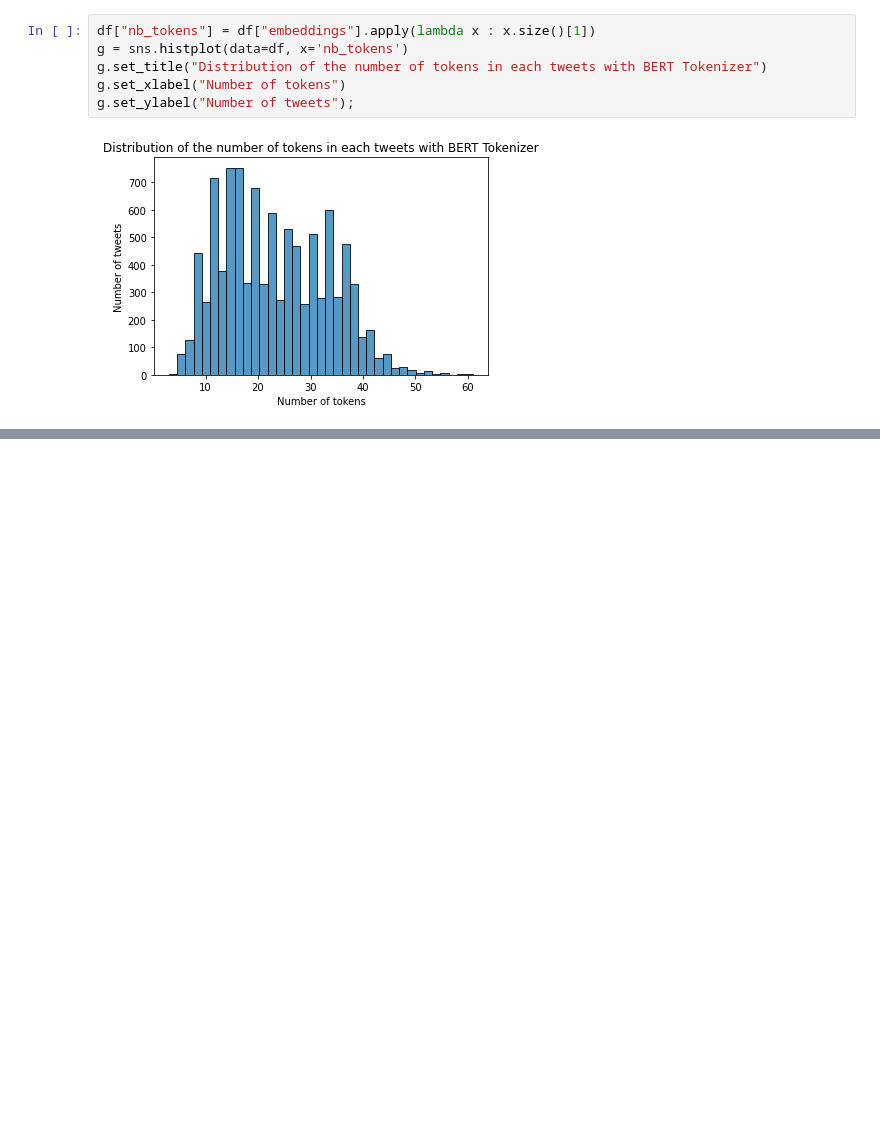
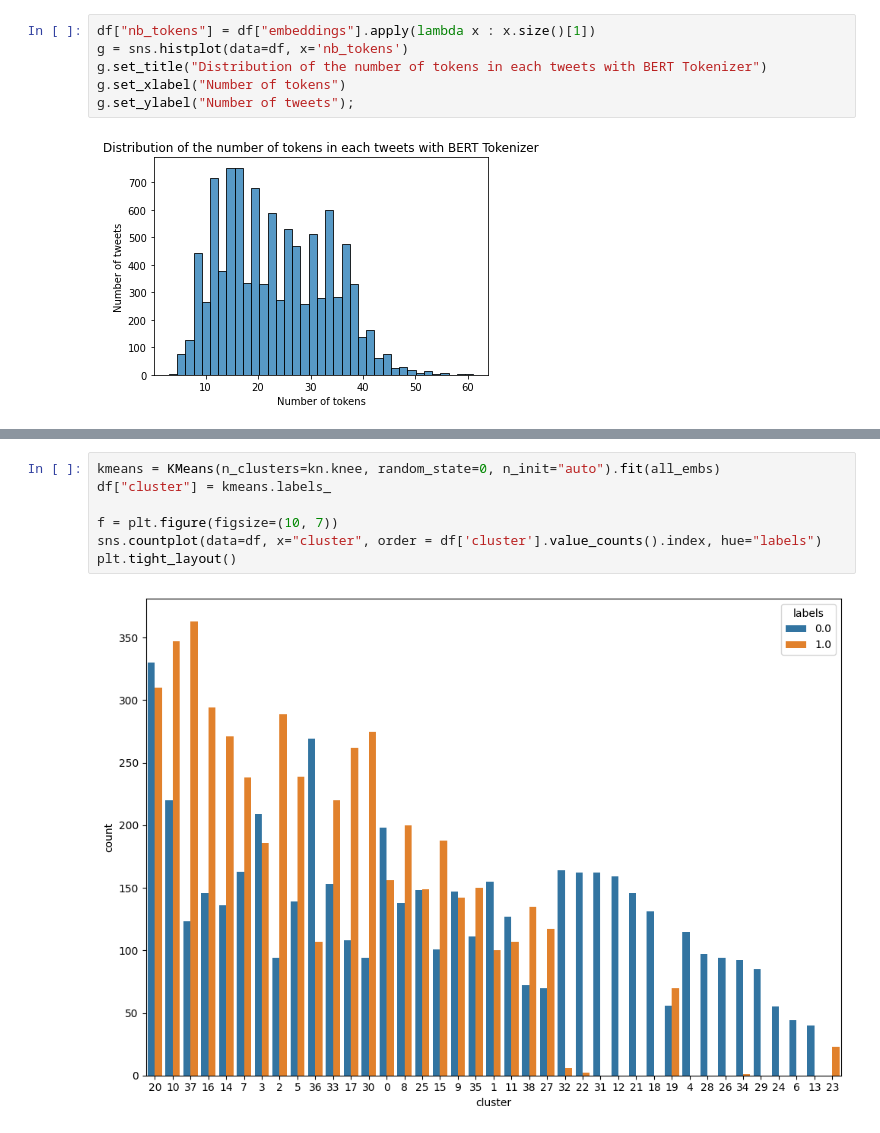
Before and after one commit to magantoine/EfficientActiveLearning, a Jupyter notebook: eda.ipynb, the cells around one changed output, grey strips where cells are left out. Saved outputs shown, nothing was run; the diff lists cells and outputs as text; blank space fills up the shorter version.

```diff
--- a/eda.ipynb
+++ b/eda.ipynb
@@ -58,0 +218,9 @@ g.set_ylabel("Number of tweets");
+# %%
+kmeans = KMeans(n_clusters=kn.knee, random_state=0, n_init="auto").fit(all_embs)
+df["cluster"] = kmeans.labels_
+
+f = plt.figure(figsize=(10, 7))
+sns.countplot(data=df, x="cluster", order = df['cluster'].value_counts().index, hue="labels")
+plt.tight_layout()
+# %% [output]
+[figure, added]
```
Also changed, not shown: parts of 46 cells of this notebook, 2 other files.
